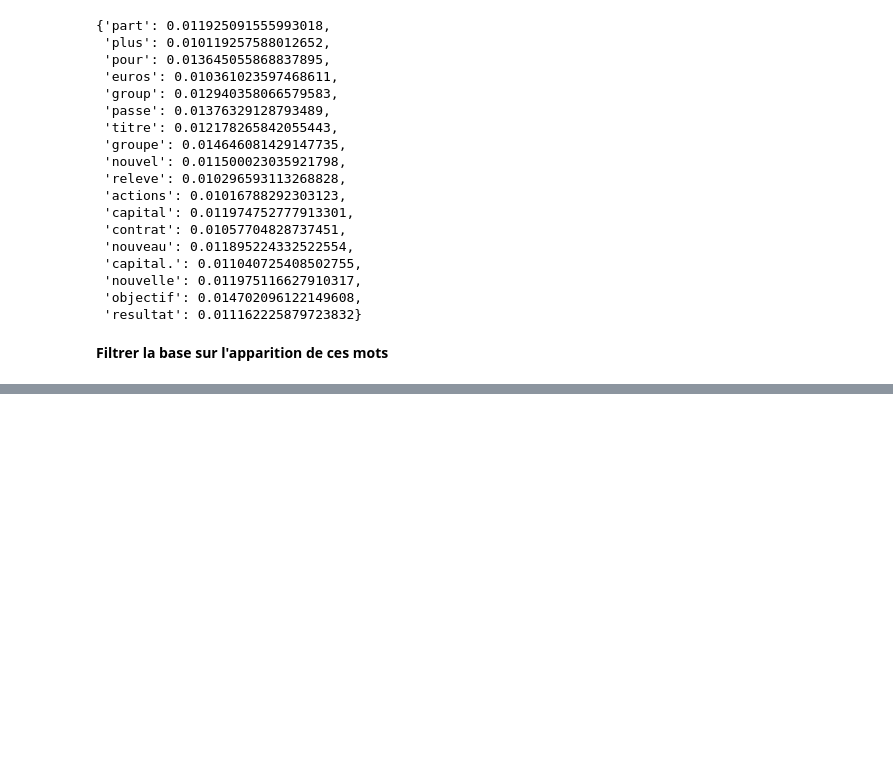
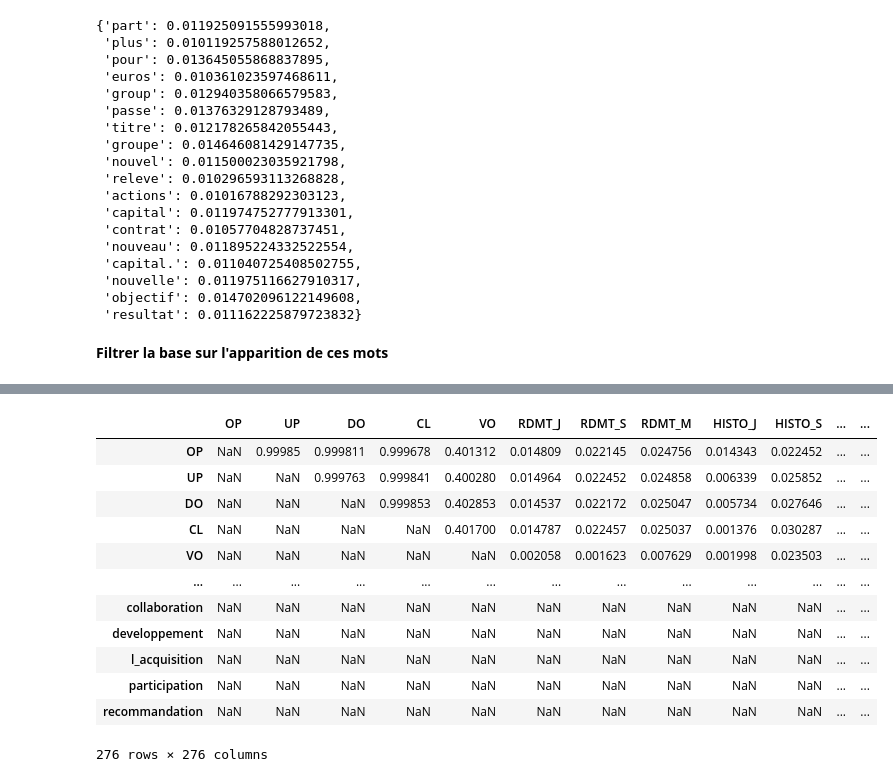
Before and after one commit to FranciscoRZ/WordImpactForecasting, a Jupyter notebook: exploratory_notebooks/kitchen_book.ipynb, the cells around one changed output, grey strips where cells are left out. Drawn from its saved outputs; the diff is of its cells as text; code cells hidden in the pictures; blank space fills up the shorter version.

```diff
--- a/exploratory_notebooks/kitchen_book.ipynb
+++ b/exploratory_notebooks/kitchen_book.ipynb
@@ -124,0 +133,16 @@ data
+# %%
+upper_triangle
+# %% [output]
+|  | OP | UP | DO | CL | VO | RDMT_J | RDMT_S | RDMT_M | HISTO_J | HISTO_S | ... | ... |
+| OP | NaN | 0.99985 | 0.999811 | 0.999678 | 0.401312 | 0.014809 | 0.022145 | 0.024756 | 0.014343 | 0.022452 | ... | ... |
+| UP | NaN | NaN | 0.999763 | 0.999841 | 0.400280 | 0.014964 | 0.022452 | 0.024858 | 0.006339 | 0.025852 | ... | ... |
+| DO | NaN | NaN | NaN | 0.999853 | 0.402853 | 0.014537 | 0.022172 | 0.025047 | 0.005734 | 0.027646 | ... | ... |
+| CL | NaN | NaN | NaN | NaN | 0.401700 | 0.014787 | 0.022457 | 0.025037 | 0.001376 | 0.030287 | ... | ... |
+| VO | NaN | NaN | NaN | NaN | NaN | 0.002058 | 0.001623 | 0.007629 | 0.001998 | 0.023503 | ... | ... |
+| ... | ... | ... | ... | ... | ... | ... | ... | ... | ... | ... | ... | ... |
+| collaboration | NaN | NaN | NaN | NaN | NaN | NaN | NaN | NaN | NaN | NaN | ... | ... |
+| developpement | NaN | NaN | NaN | NaN | NaN | NaN | NaN | NaN | NaN | NaN | ... | ... |
+| l_acquisition | NaN | NaN | NaN | NaN | NaN | NaN | NaN | NaN | NaN | NaN | ... | ... |
+| participation | NaN | NaN | NaN | NaN | NaN | NaN | NaN | NaN | NaN | NaN | ... | ... |
+| recommandation | NaN | NaN | NaN | NaN | NaN | NaN | NaN | NaN | NaN | NaN | ... | ... |
+276 rows × 276 columns
```
Also changed, not shown: parts of 10 cells of this notebook, 1 other file.
